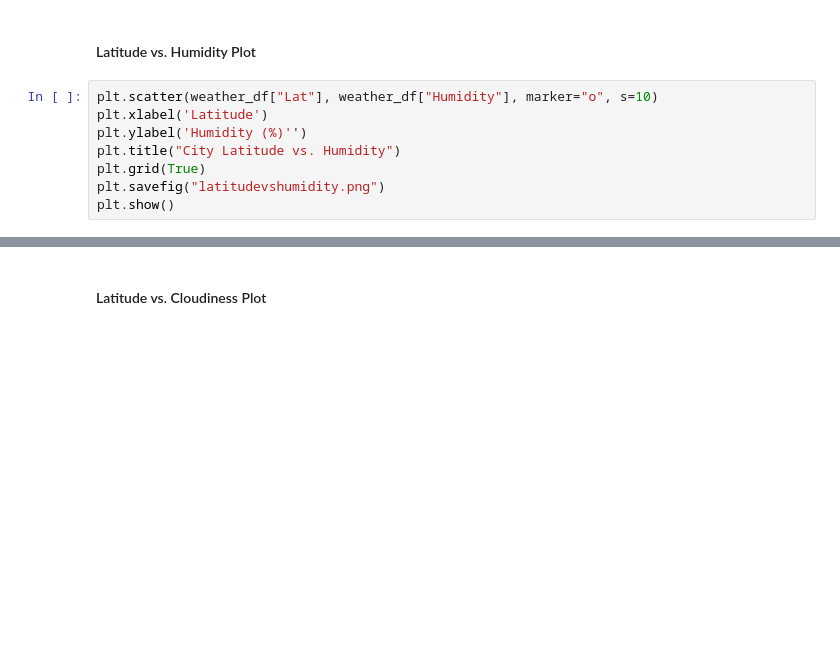
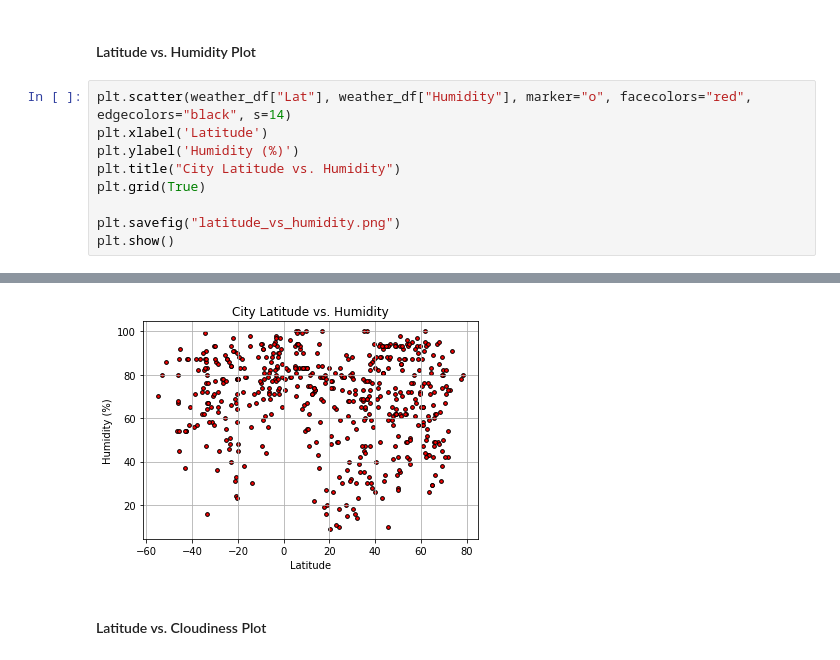
Before and after one commit to astoriajosh28/myhomework, a Jupyter notebook: HW#6/Resources/WeatherPy.ipynb, the cells around one changed output, grey strips where cells are left out. Cells and saved outputs as stored; diff of their text form; blank space fills up the shorter version.

```diff
--- a/HW#6/Resources/WeatherPy.ipynb
+++ b/HW#6/Resources/WeatherPy.ipynb
@@ -181,11 +181,12 @@ KeyError: 'Max Temp'
 # %% [markdown]
 #### Latitude vs. Humidity Plot
 # %%
-plt.scatter(weather_df["Lat"], weather_df["Humidity"], marker="o", s=10)
+plt.scatter(weather_df["Lat"], weather_df["Humidity"], marker="o", facecolors="red", edgecolors="black", s=14)
 plt.xlabel('Latitude')
-plt.ylabel('Humidity (%)'')
+plt.ylabel('Humidity (%)')
 plt.title("City Latitude vs. Humidity")
 plt.grid(True)
-plt.savefig("latitudevshumidity.png")
+
+plt.savefig("latitude_vs_humidity.png")
 plt.show()
 # %% [output]
@@ -193,2 +193,3 @@ SyntaxError: EOL while scanning string literal (<ipython-input-29-fddaa2121c44>,
+[figure, added]
 # %% [markdown]
 #### Latitude vs. Cloudiness Plot
```
Also changed, not shown: parts of 10 cells of this notebook.
